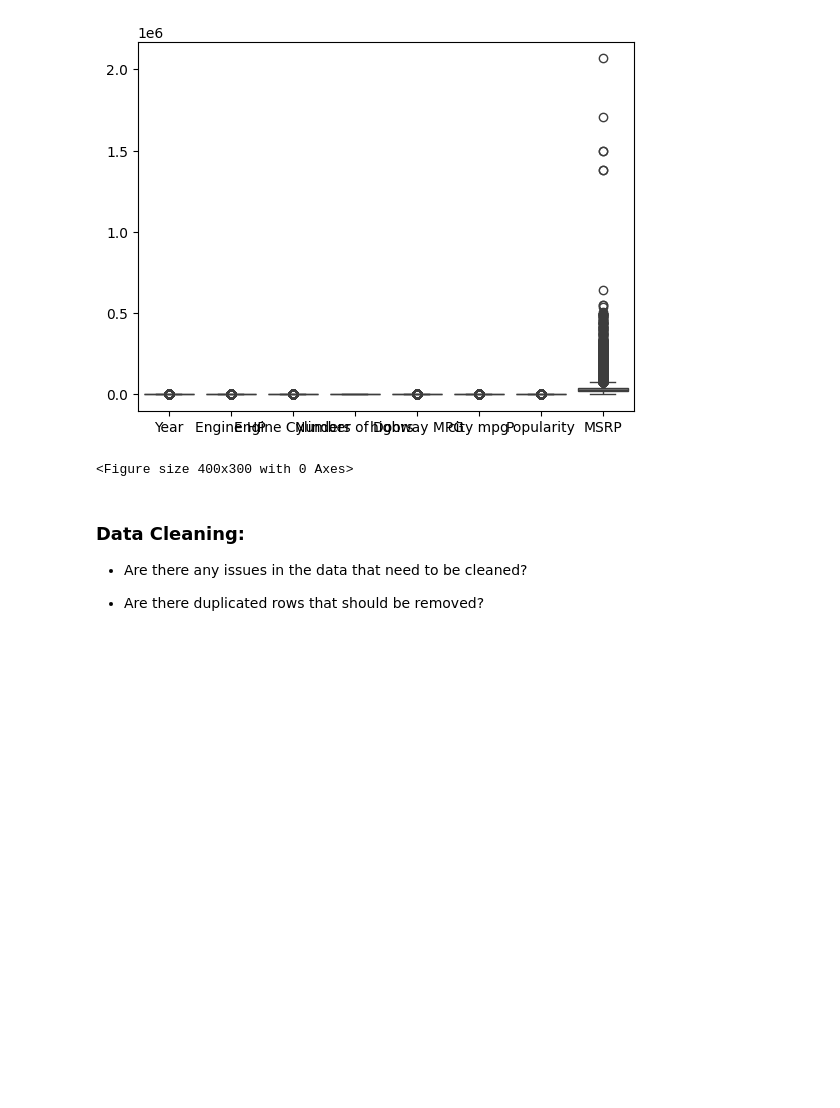
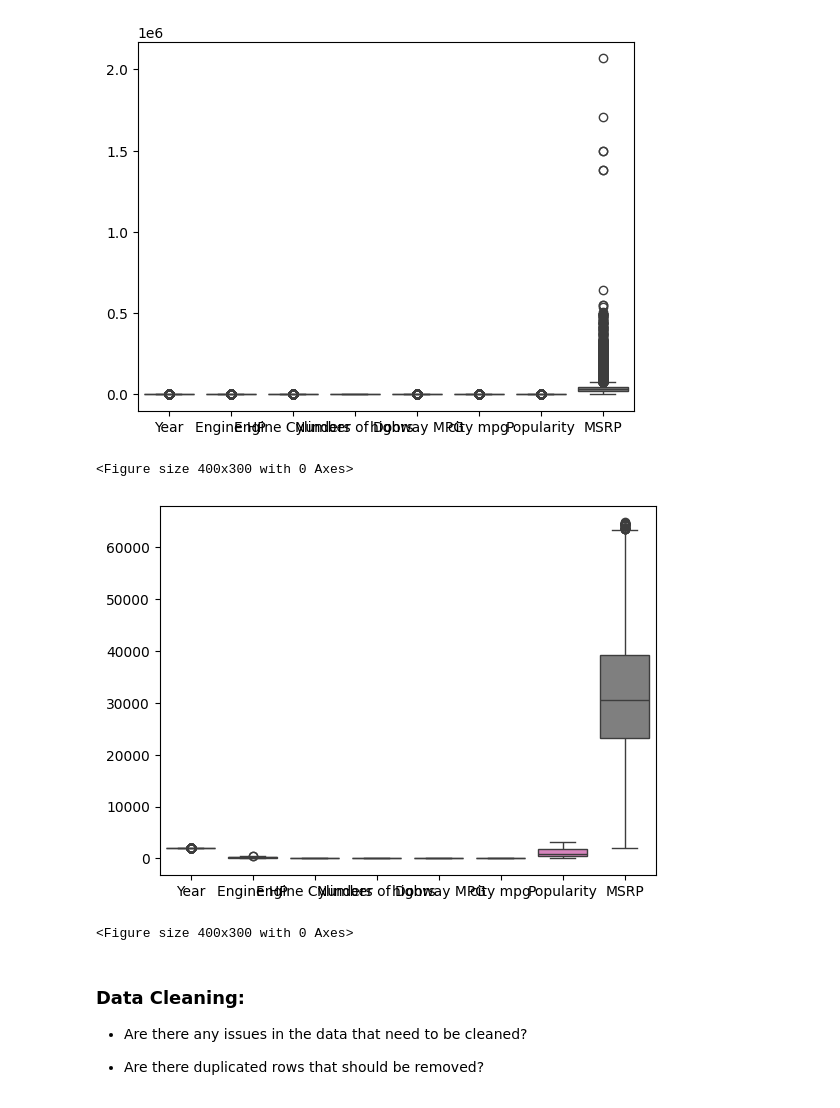
Before and after one commit to FerdinandYeke/CS430_LR_Pratice, a Jupyter notebook: LR_Practice.ipynb, the cells around one changed output. Saved outputs shown, nothing was run; the diff lists cells and outputs as text; code cells hidden in the pictures; blank space fills up the shorter version.

```diff
--- a/LR_Practice.ipynb
+++ b/LR_Practice.ipynb
@@ -161,3 +163,19 @@ plt.show()
 # %% [output]
 [figure]
 <Figure size 400x300 with 0 Axes>
+# %%
+#There are outliers in the boxpot, so they should be removed.
+for i in box_data:
+    q1 = box_data[i].quantile(0.25)
+    q3 = box_data[i].quantile(0.75)
+    iqr = q3 - q1
+    lower_bound = q1 - 1.5 * iqr
+    upper_bound = q3 + 1.5 * iqr
+    box_data = box_data[(box_data[i] >= lower_bound) & (box_data[i] <= upper_bound)]
+    box_data.reset_index(drop=True, inplace=True)
+sns.boxplot(box_data)
+plt.figure(figsize=(4, 3))
+plt.show()
+# %% [output]
+[figure, added]
+<Figure size 400x300 with 0 Axes>
```
Also changed, not shown: parts of 9 cells of this notebook.
